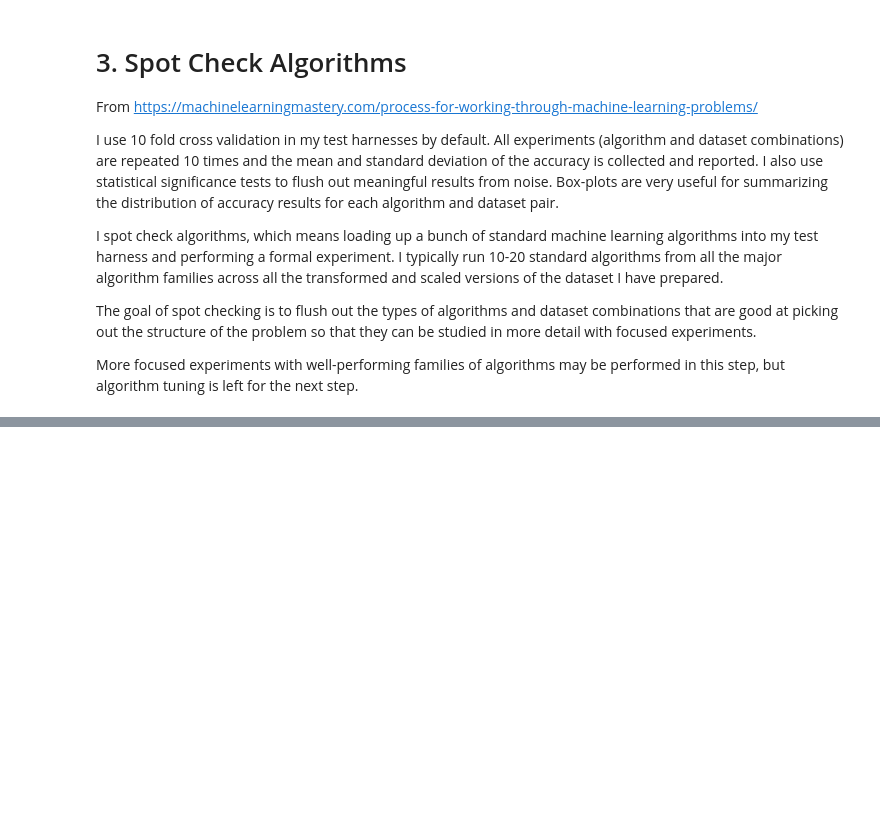
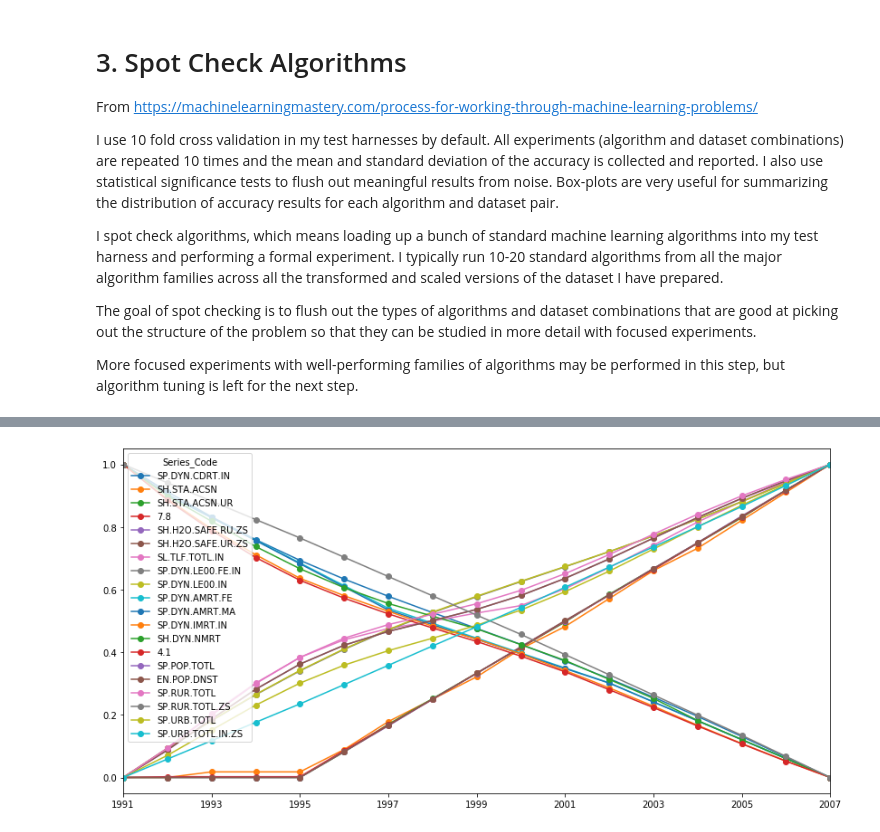
Before and after one commit to machine-learning-study-group/time-series-millenium-goals, a Jupyter notebook: 3-spot-check-algorithms.ipynb, the cells around one changed output, grey strips where cells are left out. Cells and saved outputs as stored; diff of their text form; code cells hidden in the pictures; blank space fills up the shorter version.

Commit message:
Reorganization of data in notebooks

```diff
--- a/3-spot-check-algorithms.ipynb
+++ b/3-spot-check-algorithms.ipynb
@@ -140,15 +188,17 @@ from sklearn.preprocessing import normalize, scale, MinMaxScaler
 # %%
 scaled_df = df_afghanistan_indicators_correlated_to_7_8.loc[:,'1972':'2007'].T
 # print(scaled_df.shape)
 # display(scaled_df.head(20))
 scaled_df = scaled_df.dropna()
-# scaled2_norm_df = pd.DataFrame(normalize(scaled_df, axis=0), columns=scaled_df.columns, index=scaled_df.index)
-# scaled2_scale_df = pd.DataFrame(scale(scaled_df, axis=0), columns=scaled_df.columns, index=scaled_df.index)
+scaled2_norm_df = pd.DataFrame(normalize(scaled_df, axis=0), columns=scaled_df.columns, index=scaled_df.index)
+scaled2_scale_df = pd.DataFrame(scale(scaled_df, axis=0), columns=scaled_df.columns, index=scaled_df.index)
 scaled2_MinMax_df = pd.DataFrame(MinMaxScaler().fit_transform(scaled_df), columns=scaled_df.columns, index=scaled_df.index)
 # display(scaled_df.head(20))
 # scaled2_norm_df.plot(marker="o", legend=True)
 # scaled2_scale_df.plot(marker="o", legend=True)
 scaled2_MinMax_df.plot(marker="o", legend=True);
+# %% [output]
+[figure, added]
 # %%
 pred_columns = [str(item) + "_pred" for item in np.array(range(2002,2008))]
 true_columns = [str(item) for item in range(2002,2008)]
```
Also changed, not shown: parts of 43 cells of this notebook, 1 other file.
